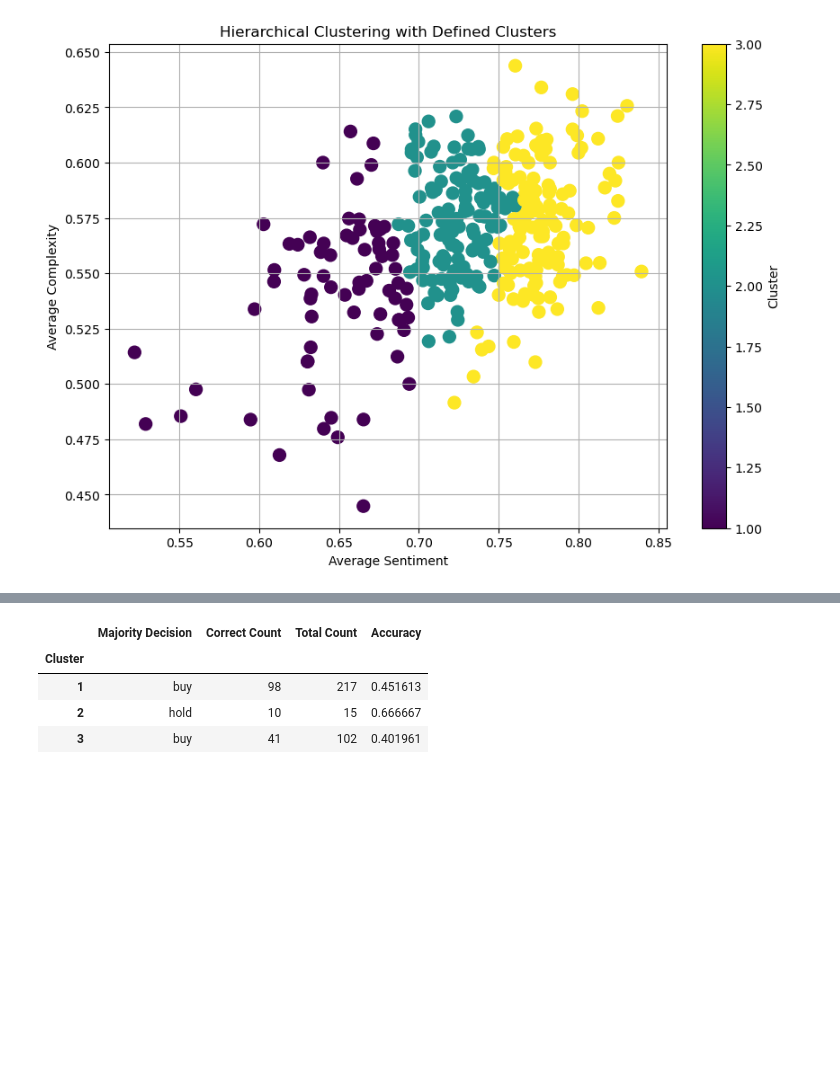
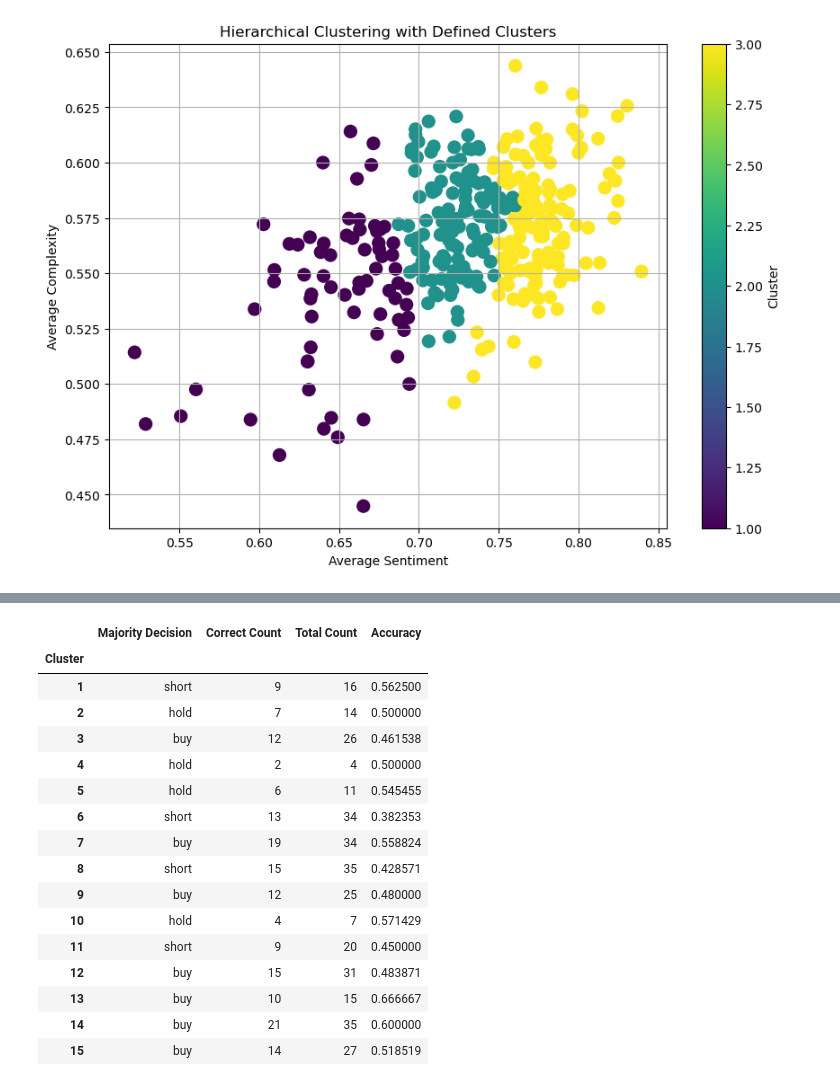
Before and after one commit to biagi0/Unstructured_Data_Projects, a Jupyter notebook: Final_Project/Sentiment_Cluster.ipynb, the cells around one changed output, grey strips where cells are left out. Drawn from its saved outputs; the diff is of its cells as text; code cells hidden in the pictures; blank space fills up the shorter version.

```diff
--- a/Final_Project/Sentiment_Cluster.ipynb
+++ b/Final_Project/Sentiment_Cluster.ipynb
@@ -380,7 +382,7 @@ merged_df = pd.merge(transcript_df, df_stocks, left_on=['Ticker', 'Date'], right
 
 # Display the result
 
-Cluster_df = merged_df[['Document Name', 'Transcript ID', 'Ticker', 'Date', 'Average Sentiment', 'Average Complexity', 'Text', 'Close_5d_Classifier']]
+Cluster_df = merged_df[['Document Name', 'Transcript ID', 'Ticker', 'Date', 'Average Sentiment', 'Average Complexity', 'Text', 'Close_2d_Classifier']]
 Cluster_df.head()
 # %% [output]
 |  | Document Name | Transcript ID | Ticker | Date | Average Sentiment | Average Complexity | Text | ... |
@@ -519,6 +523,6 @@ group_k3s
 # %%
-# Group by 'Cluster' and 'Close_5d_Classifier', then unstack
-group_k3s = Cluster_df_copy.groupby(['Cluster', 'Close_5d_Classifier']).size().unstack(fill_value=0)
+# Group by 'Cluster' and 'Close_2d_Classifier', then unstack
+group_k3s = Cluster_df_copy.groupby(['Cluster', 'Close_2d_Classifier']).size().unstack(fill_value=0)
 
 # Step 2: Calculate the majority decision for each cluster (row)
 majority_decision = group_k3s.idxmax(axis=1)
@@ -591,6 +629,6 @@ plt.show()
 [figure]
 [figure]
 # %%
-group_k3sc = Cluster_df_copy2.groupby(['Cluster', 'Close_5d_Classifier']).size().unstack()
+group_k3sc = Cluster_df_copy2.groupby(['Cluster', 'Close_2d_Classifier']).size().unstack()
 group_k3sc
 # %% [output]
@@ -790,6 +760,6 @@ plt.show()
 # %% [output]
 [figure]
 # %%
-classifier_counts = Cluster_h.groupby(['Cluster', 'Close_5d_Classifier']).size().unstack(fill_value=0)
+classifier_counts = Cluster_h.groupby(['Cluster', 'Close_2d_Classifier']).size().unstack(fill_value=0)
 classifier_counts
 # %% [output]
@@ -801,37 +885,59 @@ classifier_counts
 # %%
-# Step 1: Group by 'Cluster' and 'Close_5d_Classifier', then count occurrences
-classifier_counts = Cluster_h.groupby(['Cluster', 'Close_5d_Classifier']).size().unstack(fill_value=0)
+classifier_counts = Cluster_h.groupby(['Cluster', 'Close_2d_Classifier']).size().unstack(fill_value=0)
 
-# Step 2: Calculate the majority decision for each cluster
-majority_decision = classifier_counts.idxmax(axis=1)
+# Initialize lists to store results
+majority_decisions = []
+correct_counts = []
+total_counts = []
+accuracies = []
 
-# Step 3: Calculate correct counts and total counts
-correct_counts = []
+# Step 1: Calculate majority class and counts
 for cluster in classifier_counts.index:
-    # Get the majority class for the current cluster
-    majority_class = majority_decision[cluster]
-    # Get the correct count for that majority class
-    correct_counts.append(classifier_counts.loc[cluster, majority_class])
+    # Get the majority class
+    majority_class = classifier_counts.loc[cluster].idxmax()
 
-# Total counts for each cluster
-total_counts = classifier_counts.sum(axis=1)
+    # Get the count for the majority class
+    majority_count = classifier_counts.loc[cluster, majority_class]
 
-# Step 4: Calculate accuracy
-accuracy = [correct_count / total_count if total_count > 0 else 0 for correct_count, total_count in zip(correct_counts, total_counts)]
+    # Update the majority decision
+    majority_decisions.append(majority_class)
 
-# Step 5: Create a final DataFrame to summarize the results
-results_df_h = pd.DataFrame({
-    'Majority Decision': majority_decision,
+    # Update correct count
+    correct_counts.append(majority_count)
+
+    # Update total count for the cluster
+    total_count = classifier_counts.loc[cluster].sum()
+    total_counts.append(total_count)
+
+    # Calculate accuracy
+    accuracy = majority_count / total_count
+    accuracies.append(accuracy)
+
+# Step 2: Create a new DataFrame to summarize results
+results_df_h1 = pd.DataFrame({
+    'Majority Decision': majority_decisions,
     'Correct Count': correct_counts,
     'Total Count': total_counts,
-    'Accuracy': accuracy
+    'Accuracy': accuracies
 }, index=classifier_counts.index)
 
-# Display the results
-results_df_h
+# Print the results
+results_df_h1
 # %% [output]
 |  | Majority Decision | Correct Count | Total Count | Accuracy |
 | Cluster |  |  |  |  |
-| 1 | buy | 98 | 217 | 0.451613 |
-| 2 | hold | 10 | 15 | 0.666667 |
-| 3 | buy | 41 | 102 | 0.401961 |
+| 1 | short | 9 | 16 | 0.562500 |
+| 2 | hold | 7 | 14 | 0.500000 |
+| 3 | buy | 12 | 26 | 0.461538 |
+| 4 | hold | 2 | 4 | 0.500000 |
+| 5 | hold | 6 | 11 | 0.545455 |
+| 6 | short | 13 | 34 | 0.382353 |
+| 7 | buy | 19 | 34 | 0.558824 |
+| 8 | short | 15 | 35 | 0.428571 |
+| 9 | buy | 12 | 25 | 0.480000 |
+| 10 | hold | 4 | 7 | 0.571429 |
+| 11 | short | 9 | 20 | 0.450000 |
+| 12 | buy | 15 | 31 | 0.483871 |
+| 13 | buy | 10 | 15 | 0.666667 |
+| 14 | buy | 21 | 35 | 0.600000 |
+| 15 | buy | 14 | 27 | 0.518519 |
```
Also changed, not shown: parts of 31 cells of this notebook.
